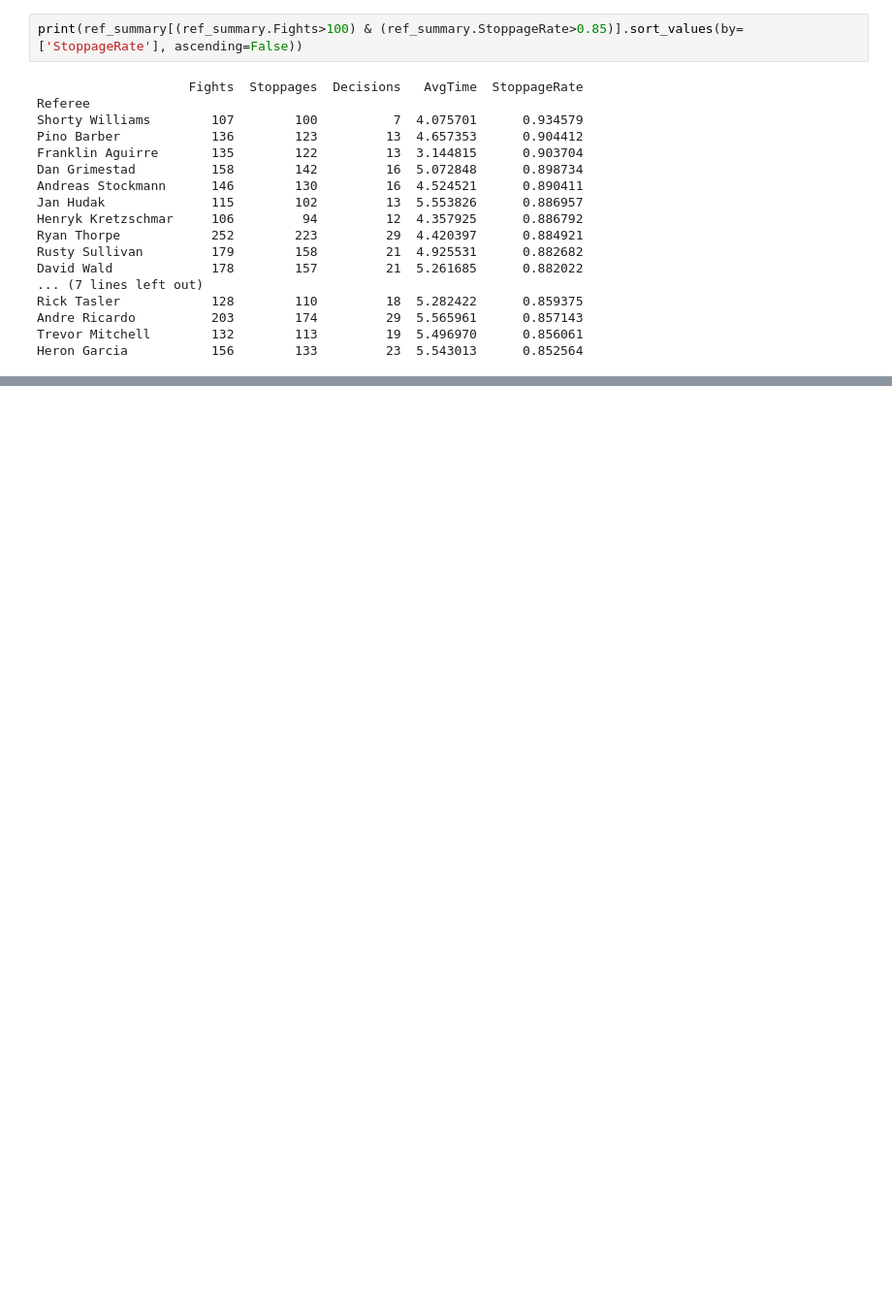
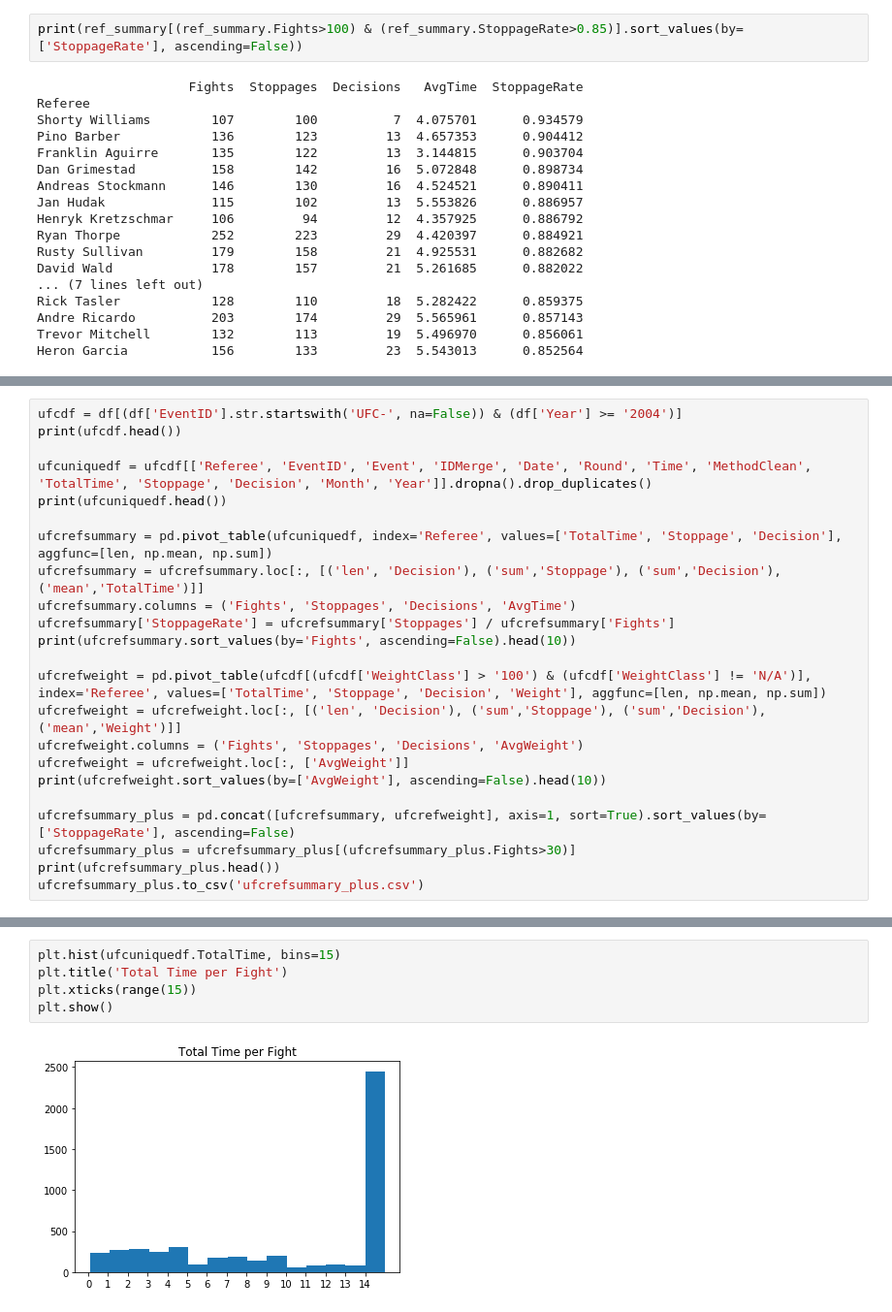
Before and after one commit to elfudge35/Capstone1, a Jupyter notebook: Capstone1Temp.ipynb, the cells around one changed output, grey strips where cells are left out. Shown at 97% size. Saved outputs shown, nothing was run; the diff lists cells and outputs as text; blank space fills up the shorter version.

```diff
--- a/Capstone1Temp.ipynb
+++ b/Capstone1Temp.ipynb
@@ -233,0 +429,23 @@ Heron Garcia           156        133         23  5.543013      0.852564
+# %%
+ufcdf = df[(df['EventID'].str.startswith('UFC-', na=False)) & (df['Year'] >= '2004')]
+print(ufcdf.head())
+
+ufcuniquedf = ufcdf[['Referee', 'EventID', 'Event', 'IDMerge', 'Date', 'Round', 'Time', 'MethodClean', 'TotalTime', 'Stoppage', 'Decision', 'Month', 'Year']].dropna().drop_duplicates()
+print(ufcuniquedf.head())
+
+ufcrefsummary = pd.pivot_table(ufcuniquedf, index='Referee', values=['TotalTime', 'Stoppage', 'Decision'], aggfunc=[len, np.mean, np.sum])
+ufcrefsummary = ufcrefsummary.loc[:, [('len', 'Decision'), ('sum','Stoppage'), ('sum','Decision'), ('mean','TotalTime')]]
+ufcrefsummary.columns = ('Fights', 'Stoppages', 'Decisions', 'AvgTime')
+ufcrefsummary['StoppageRate'] = ufcrefsummary['Stoppages'] / ufcrefsummary['Fights']
+print(ufcrefsummary.sort_values(by='Fights', ascending=False).head(10))
+
+ufcrefweight = pd.pivot_table(ufcdf[(ufcdf['WeightClass'] > '100') & (ufcdf['WeightClass'] != 'N/A')], index='Referee', values=['TotalTime', 'Stoppage', 'Decision', 'Weight'], aggfunc=[len, np.mean, np.sum])
+ufcrefweight = ufcrefweight.loc[:, [('len', 'Decision'), ('sum','Stoppage'), ('sum','Decision'), ('mean','Weight')]]
+ufcrefweight.columns = ('Fights', 'Stoppages', 'Decisions', 'AvgWeight')
+ufcrefweight = ufcrefweight.loc[:, ['AvgWeight']]
+print(ufcrefweight.sort_values(by=['AvgWeight'], ascending=False).head(10))
+
+ufcrefsummary_plus = pd.concat([ufcrefsummary, ufcrefweight], axis=1, sort=True).sort_values(by=['StoppageRate'], ascending=False)
+ufcrefsummary_plus = ufcrefsummary_plus[(ufcrefsummary_plus.Fights>30)]
+print(ufcrefsummary_plus.head())
+ufcrefsummary_plus.to_csv('ufcrefsummary_plus.csv')
@@ -233,0 +470,7 @@ Heron Garcia           156        133         23  5.543013      0.852564
+# %%
+plt.hist(ufcuniquedf.TotalTime, bins=15)
+plt.title('Total Time per Fight')
+plt.xticks(range(15))
+plt.show()
+# %% [output]
+[figure, added]
```
Also changed, not shown: parts of 30 cells of this notebook.
